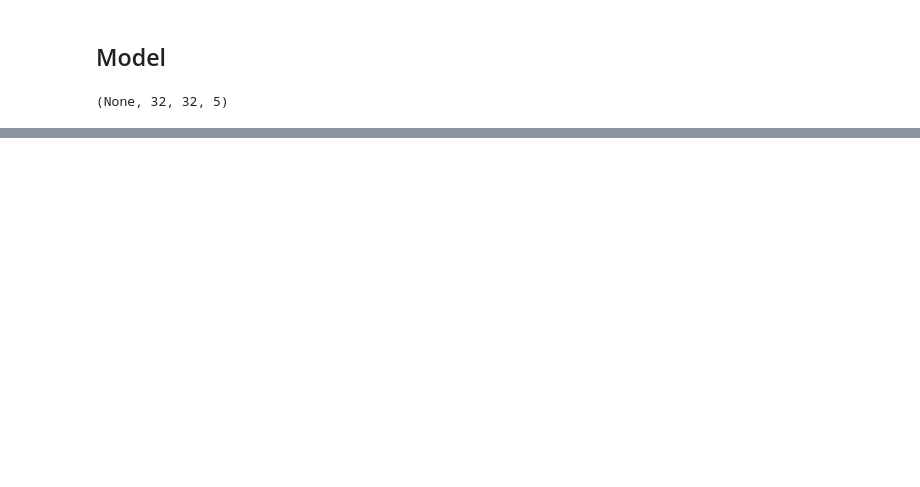
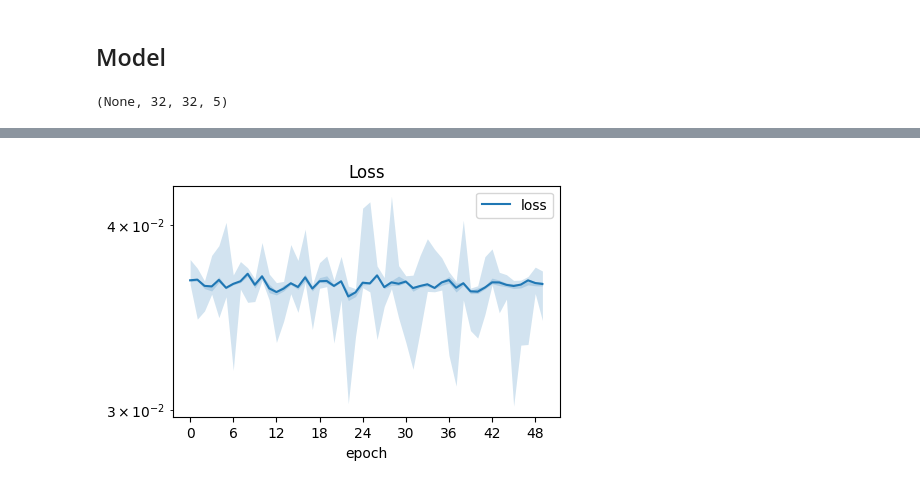
Before and after one commit to malcolmlett/robovac, a Jupyter notebook: Experiment_ImageAlignment_1.ipynb, the cells around one changed output, grey strips where cells are left out. Saved outputs shown, nothing was run; the diff lists cells and outputs as text; code cells hidden in the pictures; blank space fills up the shorter version.

```diff
--- a/Experiment_ImageAlignment_1.ipynb
+++ b/Experiment_ImageAlignment_1.ipynb
@@ -356,11 +546,11 @@ Model: "functional_1"
  Non-trainable params: 0 (0.00 B)
 # %%
-model = coord_xform_model()
+model = location_map_model()
 model.compile(
     optimizer=tf.keras.optimizers.Adam(learning_rate=1e-3),
     loss='mean_squared_error',
     metrics=[]
 )
-dataset = prepared_dataset().take(6000).batch(32).prefetch(tf.data.AUTOTUNE)
-history = tinstr.fit(model, dataset, epochs=10, callbacks=[tinstr.HistoryStats()])
+dataset = prepared_dataset('location_map').take(6000).batch(32).prefetch(tf.data.AUTOTUNE)
+history = tinstr.fit(model, dataset, epochs=50, callbacks=[tinstr.HistoryStats()])
 # %% [output]
@@ -386,0 +574,4 @@ Epoch 10/10
+# %%
+tinstr.plot_train_history(history)
+# %% [output]
+[figure, added]
```
Also changed, not shown: parts of 28 cells of this notebook.
